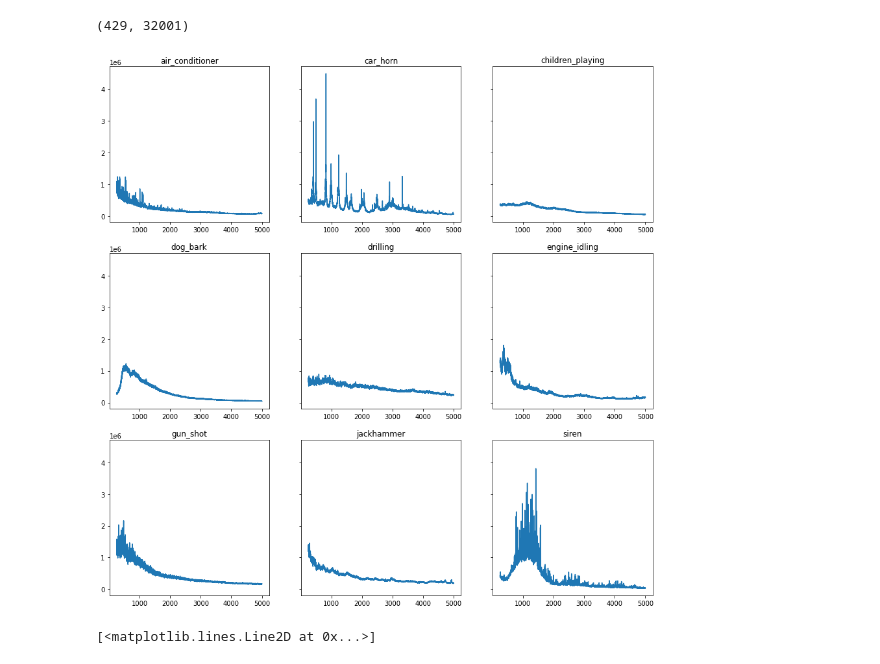
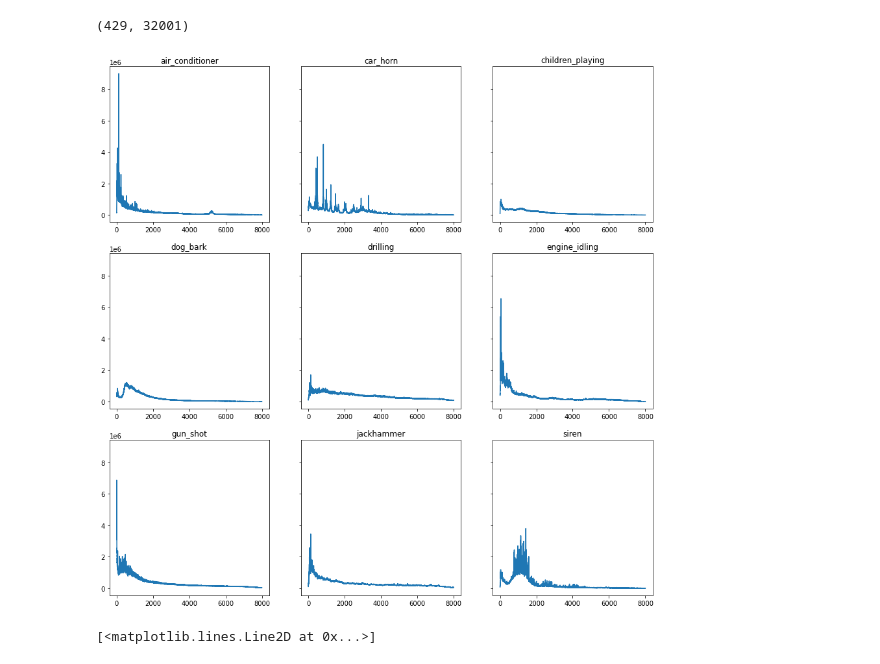
Before and after one commit to axelth/us8kdata, a Jupyter notebook: notebooks/first_data_exploration.ipynb, the cells around one changed output. Saved outputs shown, nothing was run; the diff lists cells and outputs as text; code cells hidden in the pictures.

Commit message:
commit 20220806 version of the data exploration notebook

```diff
--- a/notebooks/first_data_exploration.ipynb
+++ b/notebooks/first_data_exploration.ipynb
@@ -49,10 +12,6 @@ Wall time: 5min 4s
 # %%
 ## extract relevant metadata and copy it to data folder
-metadata_df = pd.read_csv('../raw_data/metadata/UrbanSound8K.csv')
-metadata_outpath = Path('../us8kdata/data/metadata/urbansound8K.csv')
-if not metadata_outpath.parent.exists():
-    metadata_outpath.parent.mkdir()
-metadata_df[['slice_file_name', 'salience', 'fold', 'classID', 'class']].to_csv(metadata_outpath, index=False)
+metadata_df = pd.read_csv('../us8kdata/data/metadata/UrbanSound8K.csv')
 # %%
 metadata_df['class'].value_counts()
 # %% [output]
@@ -141,9 +147,9 @@ spectrums.shape
 # %%
 fig, axes = plt.subplots(3, 3, figsize=(15,15), sharey=True)
 for classID, ax in zip(range(10), axes.flat):
-    plot_class_mean_spectrum(classID, ax, hpf=250, lpf=5000)
+    plot_class_mean_spectrum(classID, ax, hpf=0, lpf=8000)
 # %% [output]
-[figure, old version]
+[figure, new version]
 # %%
 sr, samples = wavfile.read('../us8kdata/data/fold1/101415-3-0-3.wav')
 # %%
```
Also changed, not shown: parts of 52 cells of this notebook.
